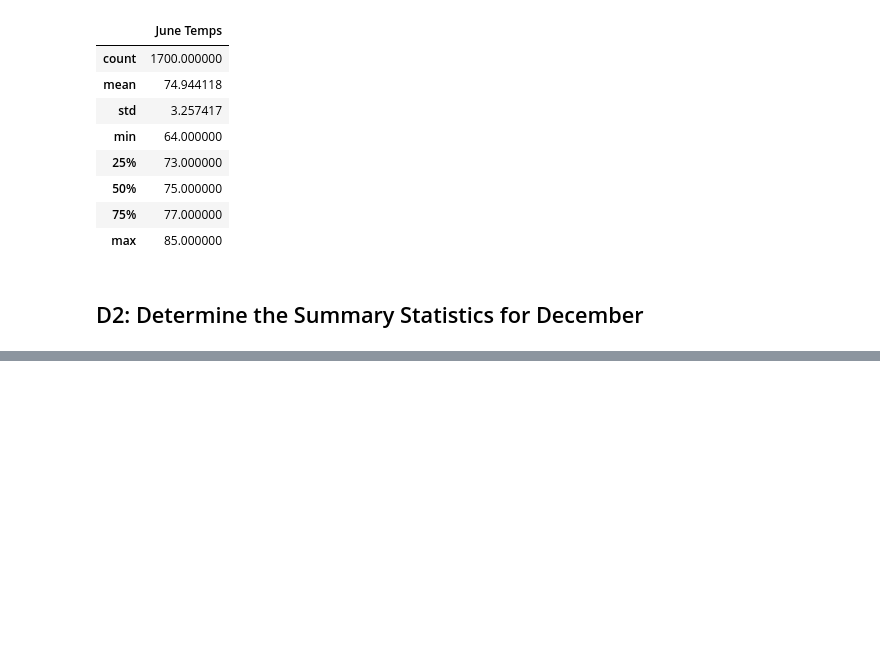
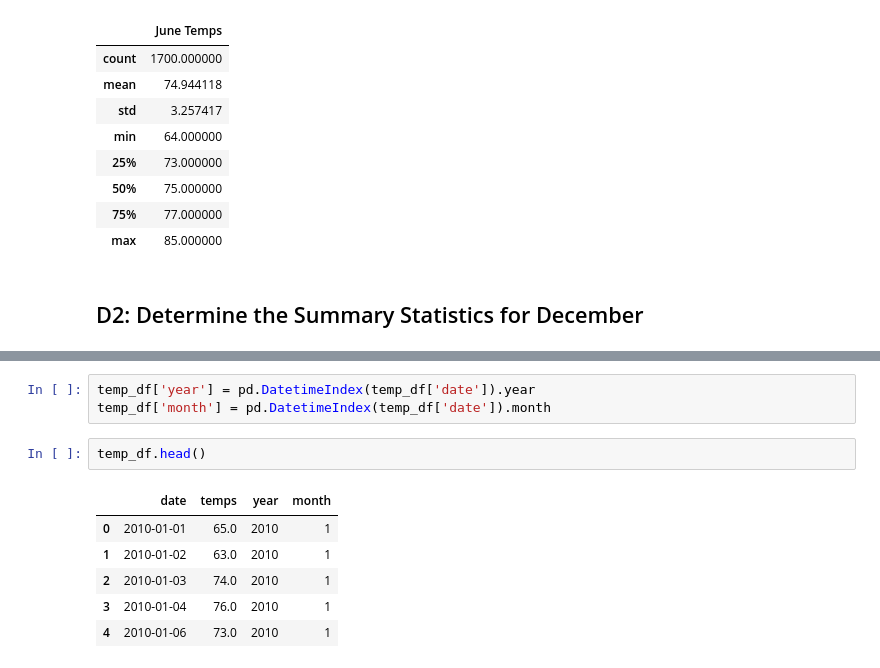
Before and after one commit to JDittes/surfs_up, a Jupyter notebook: SurfsUp_Challenge.ipynb, the cells around one changed output, grey strips where cells are left out. Drawn from its saved outputs; the diff is of its cells as text; blank space fills up the shorter version.

```diff
--- a/SurfsUp_Challenge.ipynb
+++ b/SurfsUp_Challenge.ipynb
@@ -153,0 +169,12 @@ d_df.describe()
+# %%
+temp_df['year'] = pd.DatetimeIndex(temp_df['date']).year
+temp_df['month'] = pd.DatetimeIndex(temp_df['date']).month
+# %%
+temp_df.head()
+# %% [output]
+|  | date | temps | year | month |
+| 0 | 2010-01-01 | 65.0 | 2010 | 1 |
+| 1 | 2010-01-02 | 63.0 | 2010 | 1 |
+| 2 | 2010-01-03 | 74.0 | 2010 | 1 |
+| 3 | 2010-01-04 | 76.0 | 2010 | 1 |
+| 4 | 2010-01-06 | 73.0 | 2010 | 1 |
```
Also changed, not shown: parts of 11 cells of this notebook, 3 other files.
